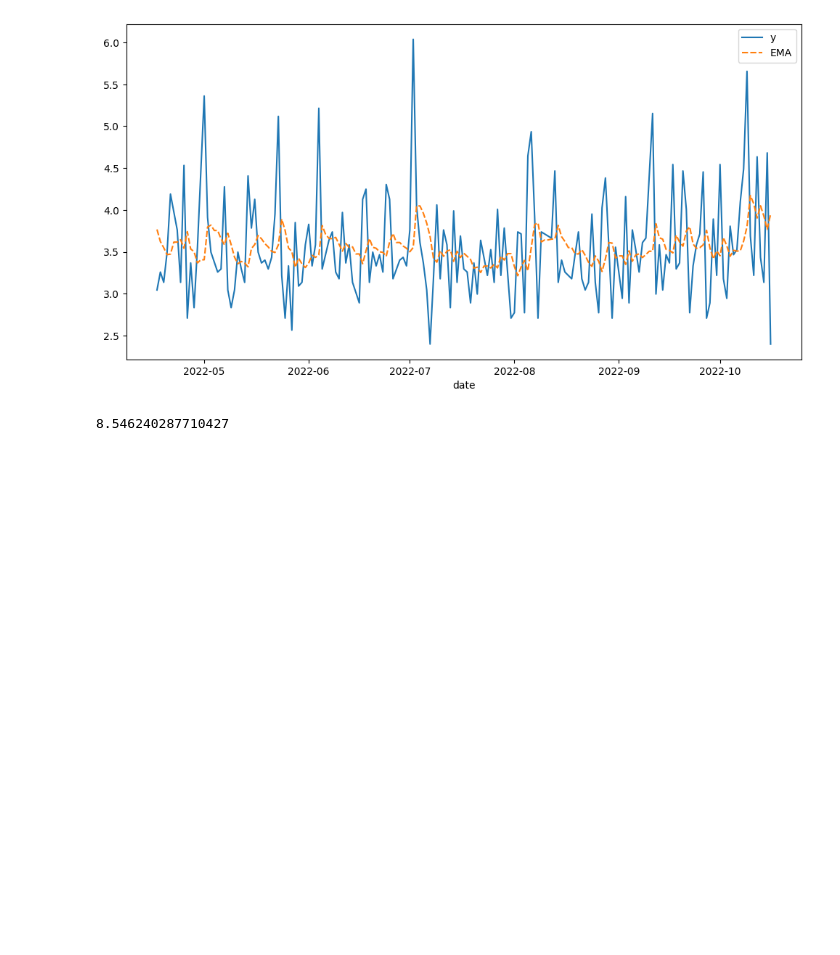
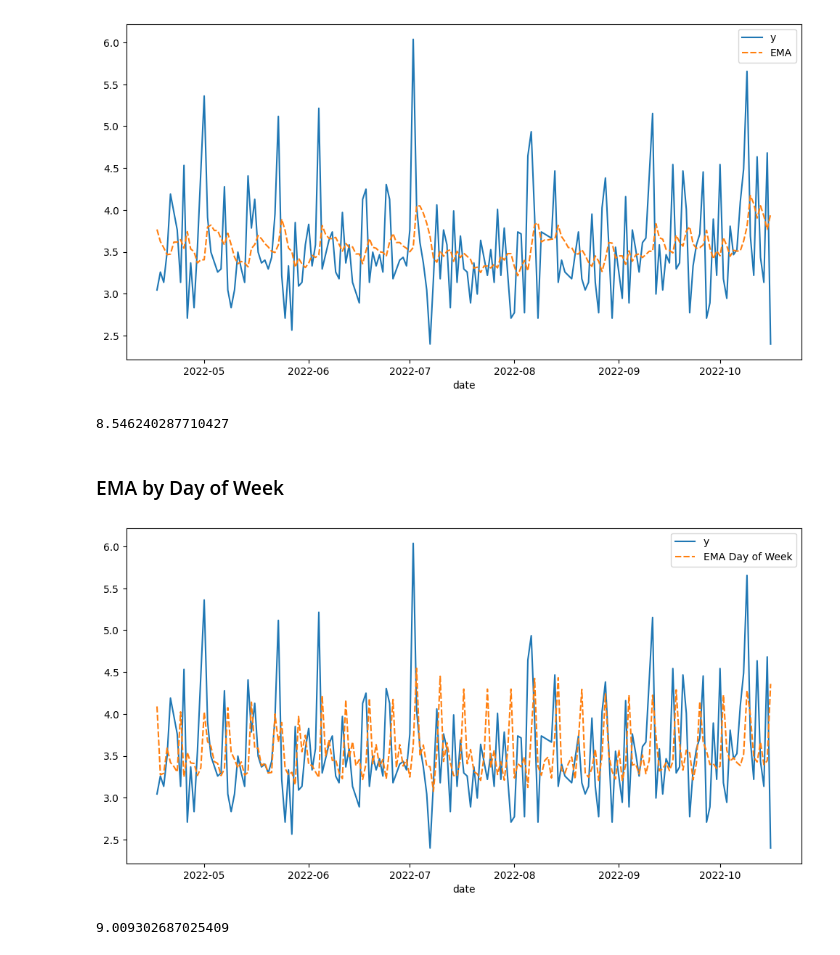
Before and after one commit to asjchen/mini-crossword-forecasts, a Jupyter notebook: NYTimes Mini Crossword Time Forecasting.ipynb, the cells around one changed output. Cells and saved outputs as stored; diff of their text form; code cells hidden in the pictures; blank space fills up the shorter version.

Commit message:
Added EMA grouped by day of week

```diff
--- a/NYTimes Mini Crossword Time Forecasting.ipynb
+++ b/NYTimes Mini Crossword Time Forecasting.ipynb
@@ -175,10 +178,3 @@ plot_predictions({
 })
 # %% [output]
 [figure]
-# %%
-# alright, here's baseline loss
-# using smaller alpha values yields about the same, and using larger
-# alpha values yields worse results
-ema_forecaster.eval_batch(df_train, val_start, val_end)
-# %% [output]
-8.546240287710427
@@ -187 +181,34 @@ ema_forecaster.eval_batch(df_train, val_start, val_end)
+# %%
+# alright, here's baseline loss
+# using smaller alpha values yields about the same, and using larger
+# alpha values yields worse results
+ema_forecaster.eval_batch(df_train, val_start, val_end)
+# %% [output]
+8.546240287710427
+# %% [markdown]
+### EMA by Day of Week
+# %%
+class EMADowForecaster(EMAForecaster):
+    def _get_ema_series(self, df_data: pd.DataFrame) -> pd.Series:
+        return df_data.groupby(
+            "day_of_week"
+        ).transform(
+            lambda x: x.ewm(alpha=self.alpha, ignore_na=True).mean()
+        )[self.target_col]
+# %%
+ema_dow_forecaster = EMADowForecaster(0.2)
+# no fitting for EMA
+ema_dow_forecasts = ema_dow_forecaster.predict_batch(df_train, val_start, val_end)
+plot_predictions({
+    "y": df_train[["log_time"]][-num_val_days :],
+    "EMA Day of Week": ema_dow_forecasts,
+})
+# %% [output]
+[figure, added]
+# %%
+# surprising the loss is higher, because we are accurately increasing predictions on Sundays
+# same is true for other values of alpha
+ema_dow_forecaster.eval_batch(df_train, val_start, val_end)
+# %% [output]
+9.009302687025409
 # %%
```
Also changed, not shown: parts of 13 cells of this notebook.
